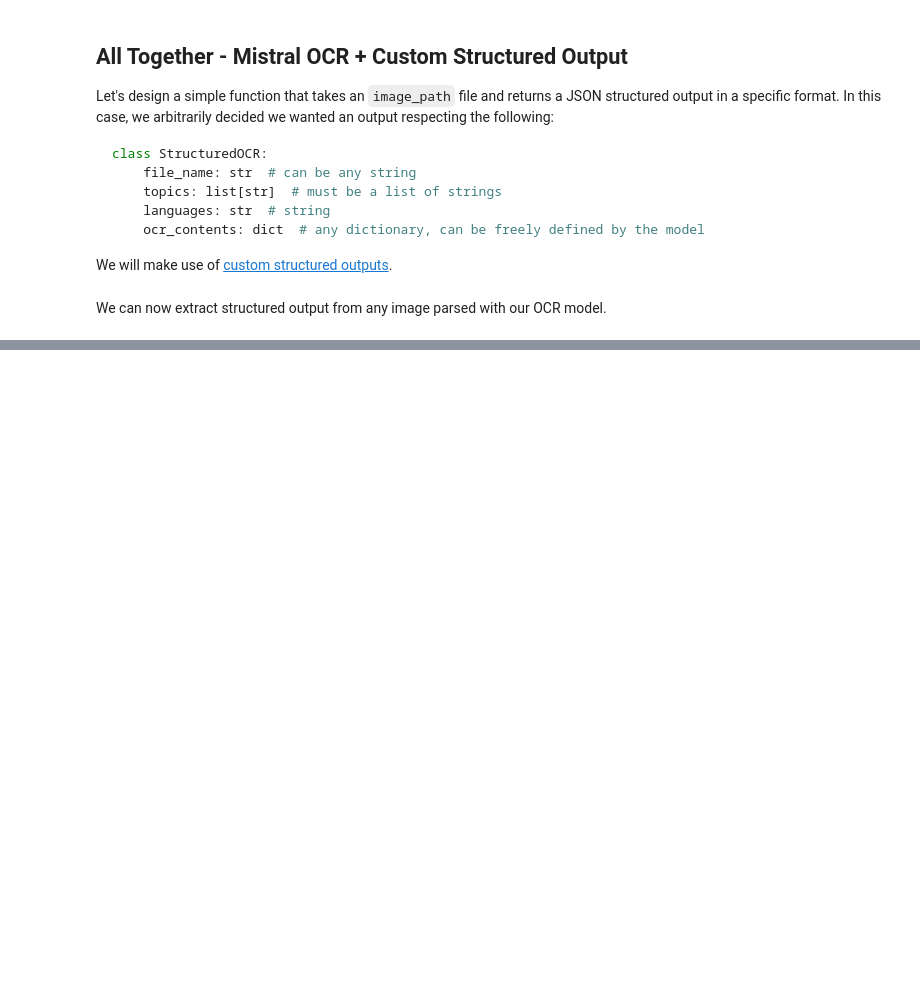
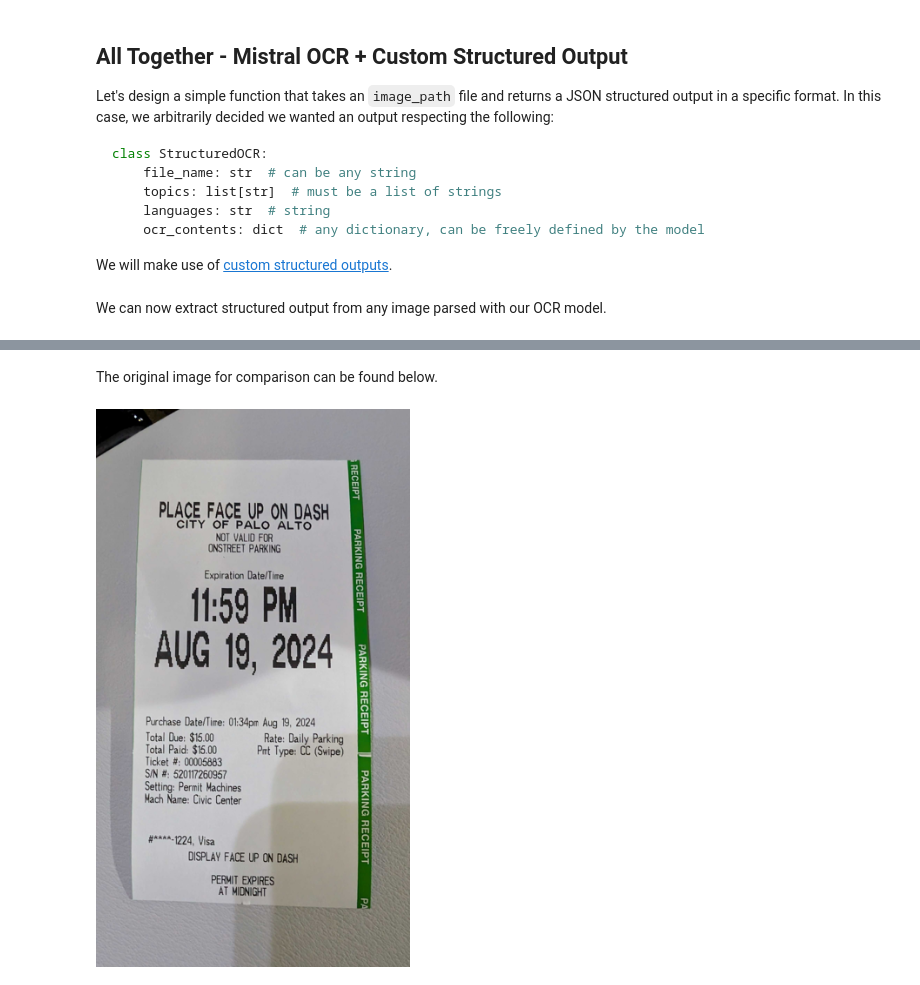
Before and after one commit to zentarusi2t3/zentarusi2t3, a Jupyter notebook: mistral/ocr/structured_ocr.ipynb, the cells around one changed output, grey strips where cells are left out. Saved outputs shown, nothing was run; the diff lists cells and outputs as text; code cells hidden in the pictures; blank space fills up the shorter version.

```diff
--- a/mistral/ocr/structured_ocr.ipynb
+++ b/mistral/ocr/structured_ocr.ipynb
@@ -705,0 +337,8 @@ Saving 10-06_19-07-47.png to 10-06_19-07-47 (11).png
+# %%
+# Example usage
+image_path = "receipt.png" # Path to sample receipt image
+structured_response = structured_ocr(image_path) # Process image and extract data
+
+# Parse and return JSON response
+response_dict = json.loads(structured_response.model_dump_json())
+print(json.dumps(response_dict, indent=4))
@@ -705,0 +363,9 @@ Saving 10-06_19-07-47.png to 10-06_19-07-47 (11).png
+# %% [markdown]
+The original image for comparison can be found below.
+# %%
+from PIL import Image
+
+image = Image.open(image_path)
+image.resize((image.width // 5, image.height // 5))
+# %% [output]
+[figure, added]
```
Also changed, not shown: parts of 16 cells of this notebook.
